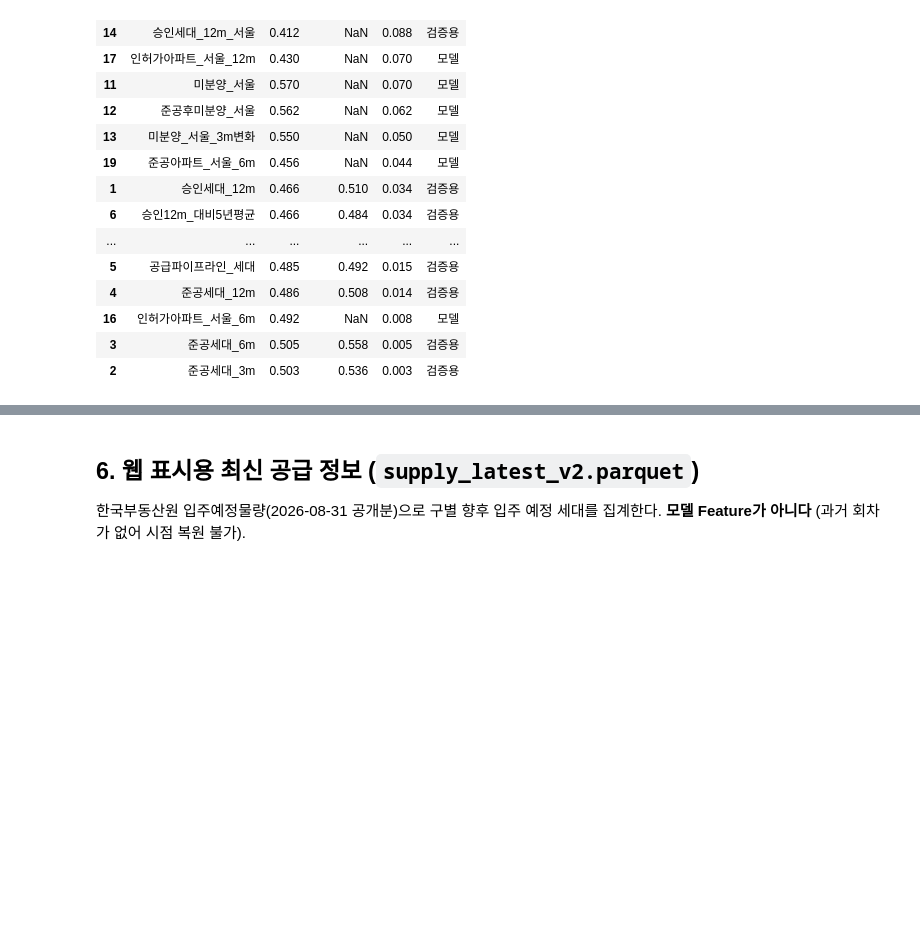
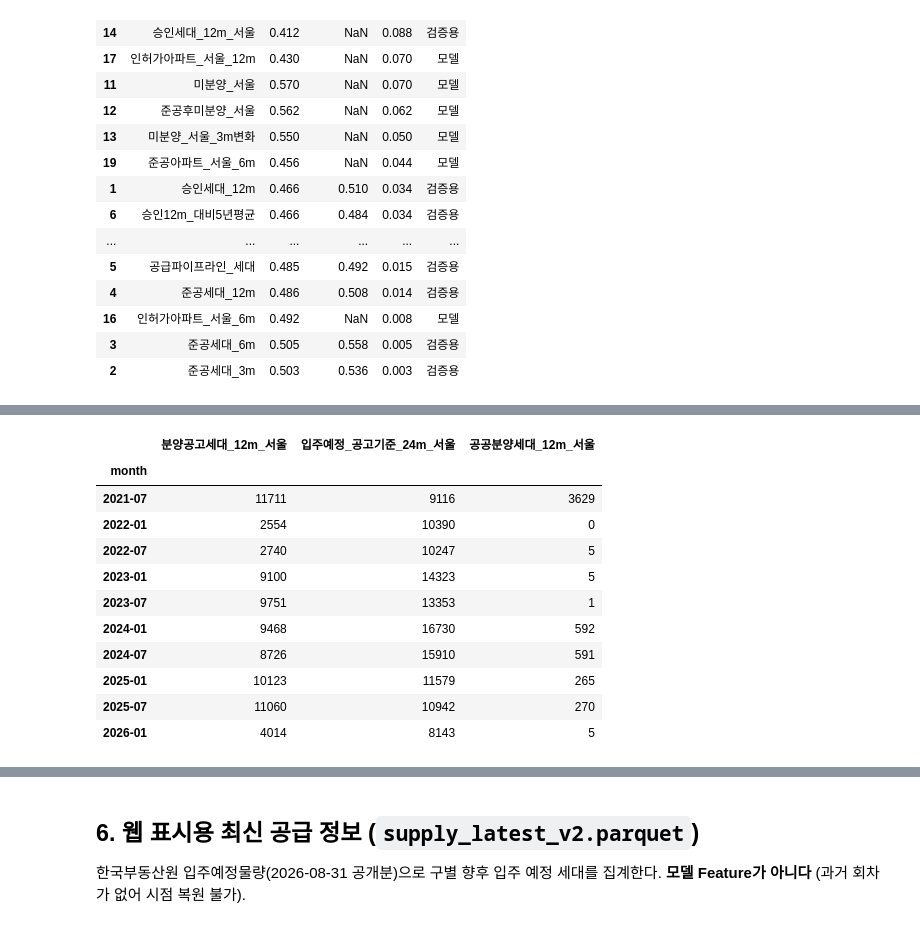
Before and after one commit to Overlay1010/apartment_price, a Jupyter notebook: notebook/v2_5year_notebook/eda/v2/04_housing_supply.ipynb, the cells around one changed output, grey strips where cells are left out. Cells and saved outputs as stored; diff of their text form; code cells hidden in the pictures; blank space fills up the shorter version.

Commit message:
V2 공급 보완: 청약홈 서울 APT 분양공고 수집, 분양공고 세대·공고 기준 입주예정 Feature 추가 및 누수 검증

```diff
--- a/notebook/v2_5year_notebook/eda/v2/04_housing_supply.ipynb
+++ b/notebook/v2_5year_notebook/eda/v2/04_housing_supply.ipynb
@@ -804,0 +815,81 @@ Train 행: 1150 양성 비율: 0.357
+# %%
+# ============================================================
+# 청약홈 서울 APT 분양공고 → 구×월 Feature
+# ============================================================
+
+ann = pd.read_parquet(EXTERNAL_DIR / "applyhome" / "apt_announcements_seoul_20261028.parquet")
+ann["공고일"] = pd.to_datetime(ann["RCRIT_PBLANC_DE"], errors="coerce")
+ann["세대수"] = pd.to_numeric(ann["TOT_SUPLY_HSHLDCO"], errors="coerce").fillna(0)
+ann["자치구"] = ann["HSSPLY_ADRES"].str.extract(r"서울(?:특별)?시\s*(\S+구)")[0]
+ann["공공"] = ann["HOUSE_DTL_SECD"].eq("03") | ann["HOUSE_SECD"].eq("10")  # 국민·신혼희망타운
+ann["입주예정월"] = pd.PeriodIndex(ann["MVN_PREARNGE_YM"].str[:4] + "-" + ann["MVN_PREARNGE_YM"].str[4:6], freq="M")
+assert ann["자치구"].isin(ALL_GU).all() and ann["공고일"].notna().all()
+print("공고:", len(ann), "| 공고일", ann["공고일"].min().date(), "~", ann["공고일"].max().date())
+
+
+def announcement_features(ann, months):
+    rows = []
+    for m in months:
+        cutoff = m.to_timestamp()
+        known = ann[ann["공고일"] < cutoff]
+        rec = {"month": m}
+        for w in (3, 6, 12):
+            win = known[known["공고일"] >= (m - w).to_timestamp()]
+            rec.update({(g, f"분양공고세대_{w}m"): v for g, v in win.groupby("자치구")["세대수"].sum().items()})
+            rec[("서울", f"분양공고세대_{w}m")] = win["세대수"].sum()
+        win12 = known[known["공고일"] >= (m - 12).to_timestamp()]
+        rec[("서울", "공공분양세대_12m")] = win12.loc[win12["공공"], "세대수"].sum()
+        future = known[(known["입주예정월"] > m) & (known["입주예정월"] <= m + 24)]
+        rec.update({(g, "입주예정_공고기준_24m"): v for g, v in future.groupby("자치구")["세대수"].sum().items()})
+        rec[("서울", "입주예정_공고기준_24m")] = future["세대수"].sum()
+        rows.append(rec)
+
+    out = []
+    for rec in rows:
+        m = rec.pop("month")
+        for gu in ALL_GU:
+            r = {"자치구": gu, "month": m}
+            for name in ["분양공고세대_3m", "분양공고세대_6m", "분양공고세대_12m", "입주예정_공고기준_24m"]:
+                r[name] = rec.get((gu, name), 0)
+                r[name + "_서울"] = rec.get(("서울", name), 0)
+            r["공공분양세대_12m_서울"] = rec[("서울", "공공분양세대_12m")]
+            out.append(r)
+    return pd.DataFrame(out)
+
+
+ANNOUNCE_FEATURES = [
+    "분양공고세대_3m", "분양공고세대_6m", "분양공고세대_12m", "입주예정_공고기준_24m",
+    "분양공고세대_3m_서울", "분양공고세대_6m_서울", "분양공고세대_12m_서울", "입주예정_공고기준_24m_서울",
+    "공공분양세대_12m_서울",
+]
+announce_rm = announcement_features(ann, MODEL_MONTHS)
+display(announce_rm.groupby("month")[["분양공고세대_12m_서울", "입주예정_공고기준_24m_서울", "공공분양세대_12m_서울"]]
+        .first().loc[lambda d: d.index.month.isin([1, 7])])
+
+# 누수 검증: 기준월마다 그날 이후 공고를 지우고 다시 계산
+bad = 0
+for m in MODEL_MONTHS:
+    sub = announcement_features(ann[ann["공고일"] < m.to_timestamp()], pd.PeriodIndex([m]))
+    full = announce_rm[announce_rm["month"].eq(m)].reset_index(drop=True)
+    bad += int(not sub[ANNOUNCE_FEATURES].equals(full[ANNOUNCE_FEATURES]))
+print("누수 의심 기준월:", bad)
+assert bad == 0
+
+# 검증 자체 점검: 기준월 당일까지 공고를 포함하면(<=) 차이가 나는 달이 있어야 한다
+leaky = ann.assign(공고일=ann["공고일"] - pd.Timedelta(days=20))
+diff = (announcement_features(leaky, MODEL_MONTHS)[ANNOUNCE_FEATURES] != announce_rm[ANNOUNCE_FEATURES]).any(axis=1).sum()
+print("공고일을 20일 당기면 달라지는 행:", diff)
+assert diff > 0
+
+# 단변량 점검 (Train 구간, V1 분류 Target)
+ta = announce_rm.merge(gm.rename(columns={"시군구명": "자치구"})[["자치구", "month", "y"]], on=["자치구", "month"])
+ta = ta[(ta["month"] < pd.Period("2025-07", freq="M")) & ta["y"].notna()]
+uni_a = pd.DataFrame([{"feature": c, "AUC": auc(ta[c], ta["y"])} for c in ANNOUNCE_FEATURES])
+uni_a["강도"] = (uni_a["AUC"] - 0.5).abs()
+display(uni_a.sort_values("강도", ascending=False).round(3))
+
+# 모델 Feature에 추가
+supply_rm = supply_rm.merge(announce_rm, on=["자치구", "month"], how="left")
+MODEL_SUPPLY_FEATURES = MODEL_SUPPLY_FEATURES + ANNOUNCE_FEATURES
+print("✅ 분양 공고 Feature 추가, 모델 Feature 수:", len(MODEL_SUPPLY_FEATURES))
+# %% [output]
@@ -804,0 +897,12 @@ Train 행: 1150 양성 비율: 0.357
+|  | 분양공고세대_12m_서울 | 입주예정_공고기준_24m_서울 | 공공분양세대_12m_서울 |
+| month |  |  |  |
+| 2021-07 | 11711 | 9116 | 3629 |
+| 2022-01 | 2554 | 10390 | 0 |
+| 2022-07 | 2740 | 10247 | 5 |
+| 2023-01 | 9100 | 14323 | 5 |
+| 2023-07 | 9751 | 13353 | 1 |
+| 2024-01 | 9468 | 16730 | 592 |
+| 2024-07 | 8726 | 15910 | 591 |
+| 2025-01 | 10123 | 11579 | 265 |
+| 2025-07 | 11060 | 10942 | 270 |
+| 2026-01 | 4014 | 8143 | 5 |
```
Also changed, not shown: parts of 6 cells of this notebook, 3 other files.
